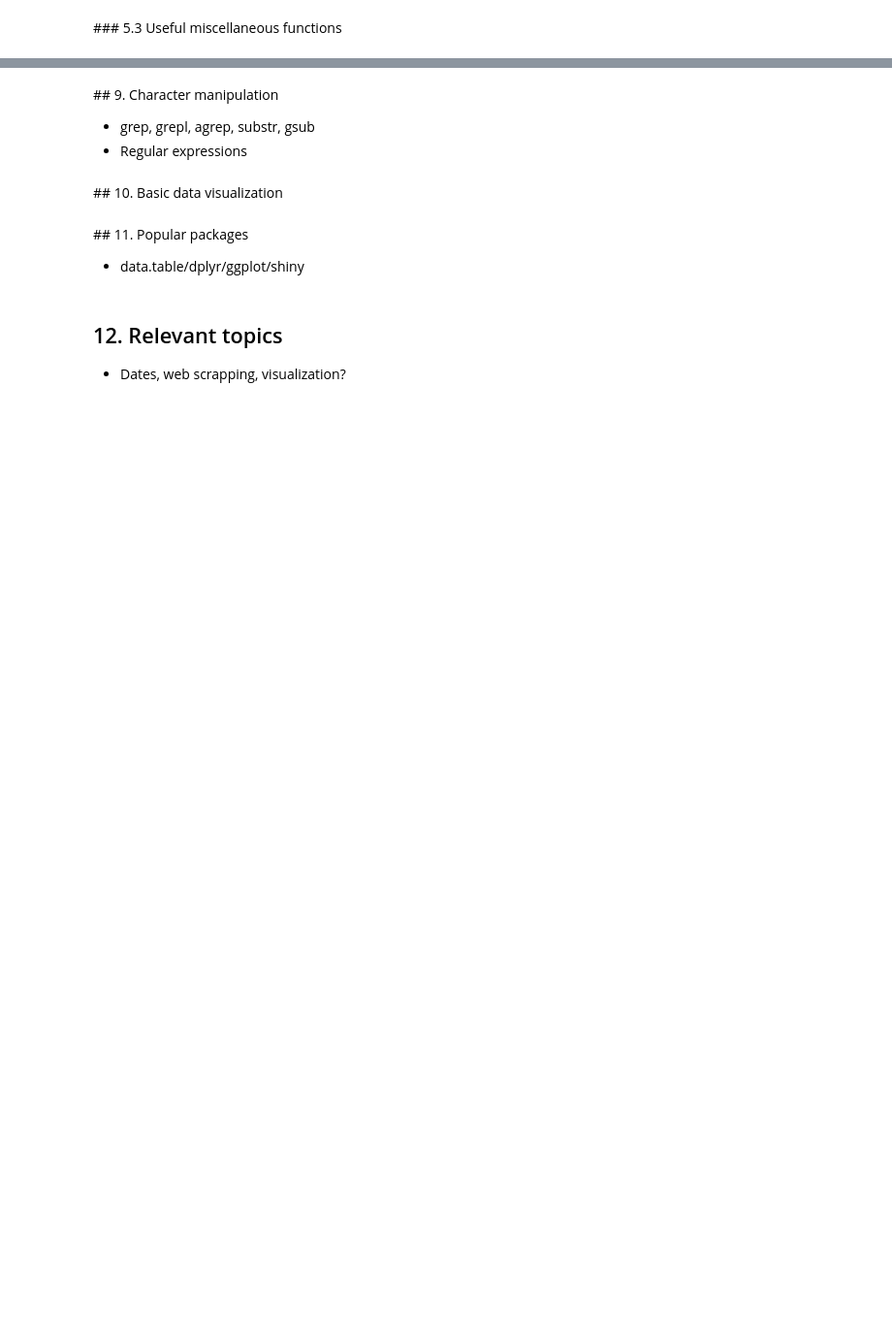
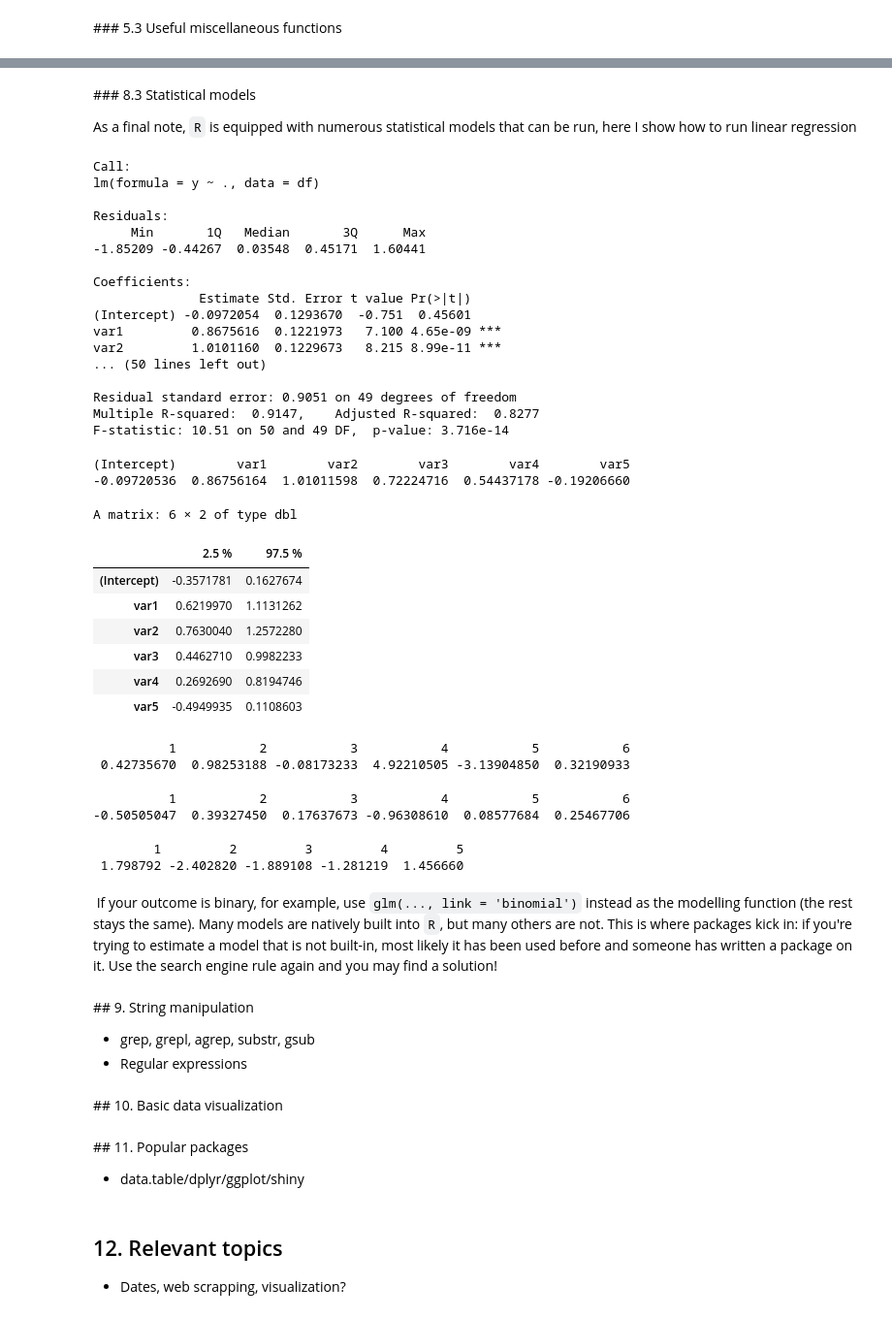
Before and after one commit to mtorrens/bse_comp_bootcamp, a Jupyter notebook: R1.ipynb, the cells around one changed output, grey strips where cells are left out. Shown at 97% size. Saved outputs shown, nothing was run; the diff lists cells and outputs as text; code cells hidden in the pictures; blank space fills up the shorter version.

```diff
--- a/R1.ipynb
+++ b/R1.ipynb
@@ -491,5 +954,73 @@ Still, even if the rest functions in `R` can be over-written (stuff like `mean <
+# %% [markdown]
+### 8.3 Statistical models
+
+As a final note, `R` is equipped with numerous statistical models that can be run, here I show how to run linear regression
+# %%
+# Simulate some data
+set.seed(666)
+n <- 100  # rows
+p <- 50  # columns
+X <- matrix(rnorm(n * p), nrow = n, ncol = p)  # Regression matrix
+b <- c(1, 1, 1/2, 1/2, rep(0, p - 4))  # Regression coefficients
+y <- X %*% b + rnorm(n)  # Model: y = X * b + epsilon, epsilon is N(0, 1)
+df <- cbind.data.frame(y, X)  # Put all the data into one data.frame
+colnames(df) <- c('y', paste('var', 1:p, sep = ''))  # Column names
+
+# Linear regression
+model <- lm(y ~ var1 + var2, data = df)  # "lm" is linear model: you declare a "formula" with the "~" symbol,
+                                         # and add variables (names) with "+"
+model <- lm(y ~ ., data = df)  # The dot tells it to add all variables
+
+# Some useful diagnostics
+# These following functions are generic: they work for most models in R!
+summary(model)  # This gives you the classical table with the results
+head(coef(model))  # Estimated coefficients (beta hat)
+head(confint(model))  # Confidence intervals for the coefficients (you can change significance)
+head(fitted(model))  # Fitted values
+head(resid(model))  # Model residuals
+
+# Prediction (create five new observations and use the estimated model to predict)
+new.df <- matrix(rnorm(5 * p), nrow = 5, ncol = p) # "predict" function requires a data.frame
+colnames(new.df) <- colnames(df)[-1]  # Needs to be in the same format
+predict(model, newdata = as.data.frame(new.df))  # Prediction for a new observation with covariates rnorm(n)
+# %% [output]
+Call:
+lm(formula = y ~ ., data = df)
+
+Residuals:
+     Min       1Q   Median       3Q      Max
+-1.85209 -0.44267  0.03548  0.45171  1.60441
+
+Coefficients:
+              Estimate Std. Error t value Pr(>|t|)
+(Intercept) -0.0972054  0.1293670  -0.751  0.45601
+var1         0.8675616  0.1221973   7.100 4.65e-09 ***
+var2         1.0101160  0.1229673   8.215 8.99e-11 ***
+... (50 lines left out)
+
+Residual standard error: 0.9051 on 49 degrees of freedom
+Multiple R-squared:  0.9147,    Adjusted R-squared:  0.8277
+F-statistic: 10.51 on 50 and 49 DF,  p-value: 3.716e-14
+(Intercept)        var1        var2        var3        var4        var5
+-0.09720536  0.86756164  1.01011598  0.72224716  0.54437178 -0.19206660
+A matrix: 6 × 2 of type dbl
+|  | 2.5 % | 97.5 % |
+| (Intercept) | -0.3571781 | 0.1627674 |
+| var1 | 0.6219970 | 1.1131262 |
+| var2 | 0.7630040 | 1.2572280 |
+| var3 | 0.4462710 | 0.9982233 |
+| var4 | 0.2692690 | 0.8194746 |
+| var5 | -0.4949935 | 0.1108603 |
+          1           2           3           4           5           6
+ 0.42735670  0.98253188 -0.08173233  4.92210505 -3.13904850  0.32190933
+          1           2           3           4           5           6
+-0.50505047  0.39327450  0.17637673 -0.96308610  0.08577684  0.25467706
+        1         2         3         4         5
+ 1.798792 -2.402820 -1.889108 -1.281219  1.456660
+# %% [markdown]
+ If your outcome is binary, for example, use `glm(..., link = 'binomial')` instead as the modelling function (the rest stays the same). Many models are natively built into `R`, but many others are not. This is where packages kick in: if you're trying to estimate a model that is not built-in, most likely it has been used before and someone has written a package on it. Use the search engine rule again and you may find a solution!
 # %% [markdown]
-## 9. Character manipulation
+## 9. String manipulation
 
 * grep, grepl, agrep, substr, gsub
 * Regular expressions
```
Also changed, not shown: parts of 48 cells of this notebook.
